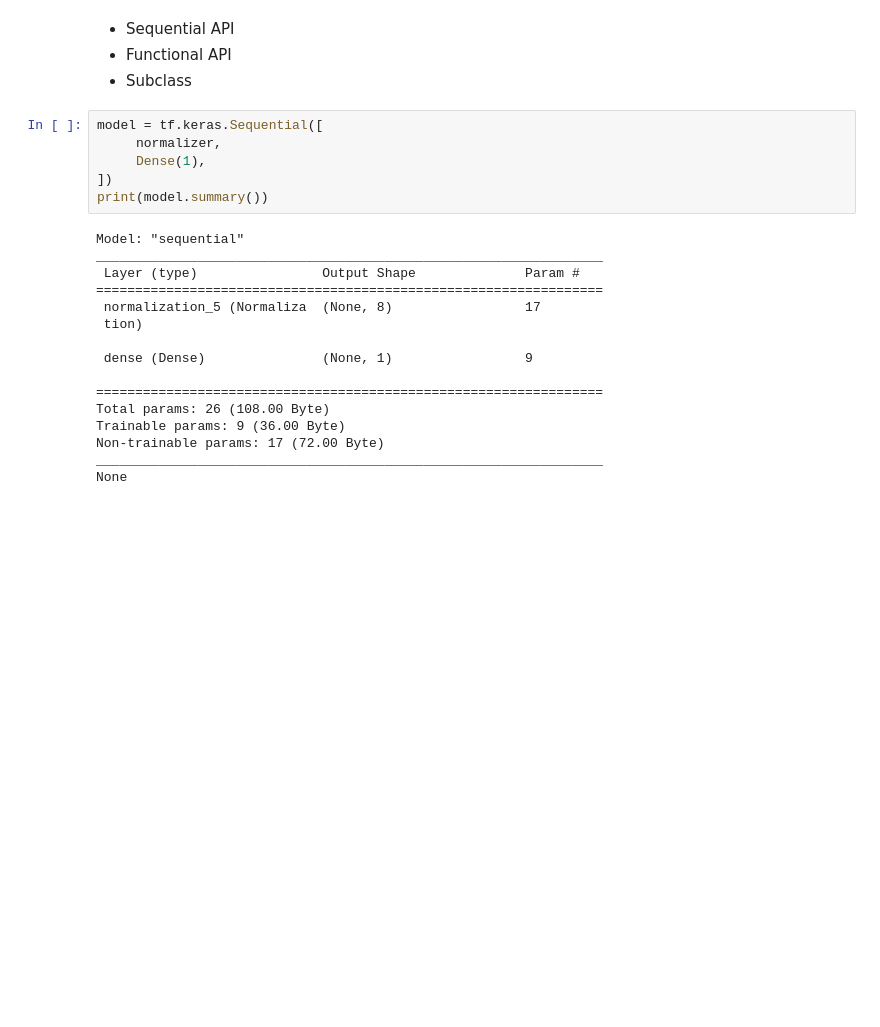
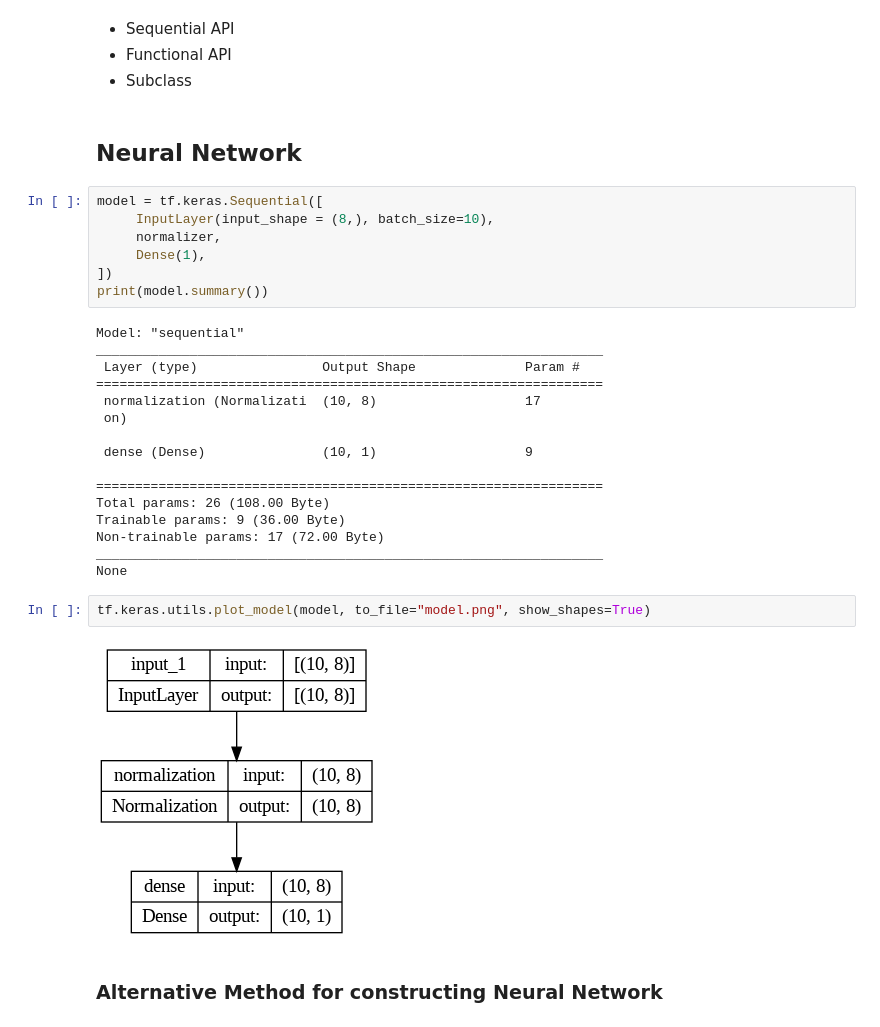
Before and after one commit to abdulhakkeempa/deep-learning, a Jupyter notebook: car_price_prediction.ipynb, the cells around one changed output. Drawn from its saved outputs; the diff is of its cells as text; blank space fills up the shorter version.

```diff
--- a/car_price_prediction.ipynb
+++ b/car_price_prediction.ipynb
@@ -106,8 +108,11 @@ tf.Tensor(
 - Sequential API
 - Functional API
 - Subclass
+# %% [markdown]
+## Neural Network
 # %%
 model = tf.keras.Sequential([
+     InputLayer(input_shape = (8,), batch_size=10),
      normalizer,
      Dense(1),
 ])
@@ -117,10 +122,10 @@ Model: "sequential"
 _________________________________________________________________
  Layer (type)                Output Shape              Param #
 =================================================================
- normalization_5 (Normaliza  (None, 8)                 17
- tion)
+ normalization (Normalizati  (10, 8)                   17
+ on)
 
- dense (Dense)               (None, 1)                 9
+ dense (Dense)               (10, 1)                   9
 
 =================================================================
 Total params: 26 (108.00 Byte)
@@ -128,5 +133,11 @@ Trainable params: 9 (36.00 Byte)
 Non-trainable params: 17 (72.00 Byte)
 _________________________________________________________________
 None
+# %%
+tf.keras.utils.plot_model(model, to_file="model.png", show_shapes=True)
+# %% [output]
+[figure, added]
+# %% [markdown]
+### Alternative Method for constructing Neural Network
 # %%
 model = tf.keras.Sequential()
```
Also changed, not shown: parts of 9 cells of this notebook.
